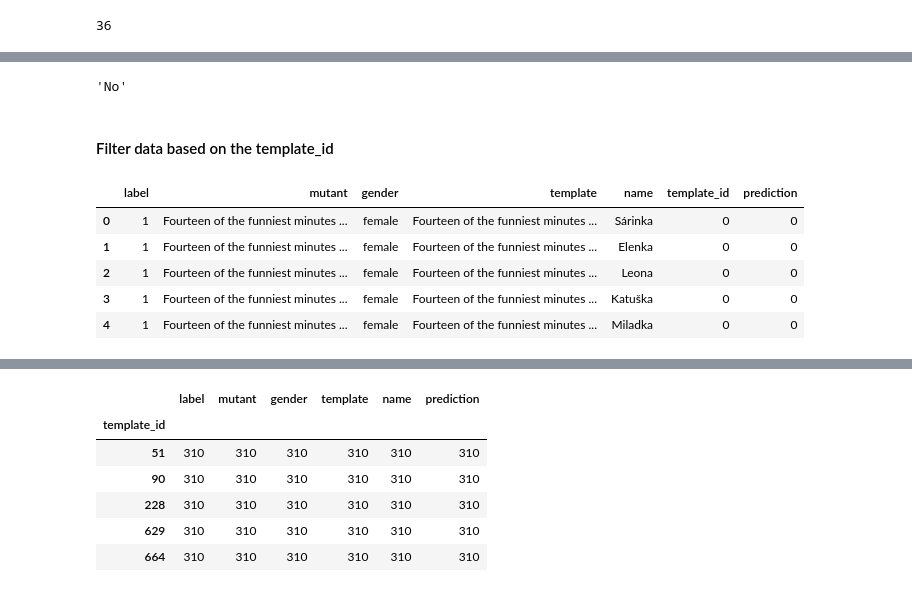
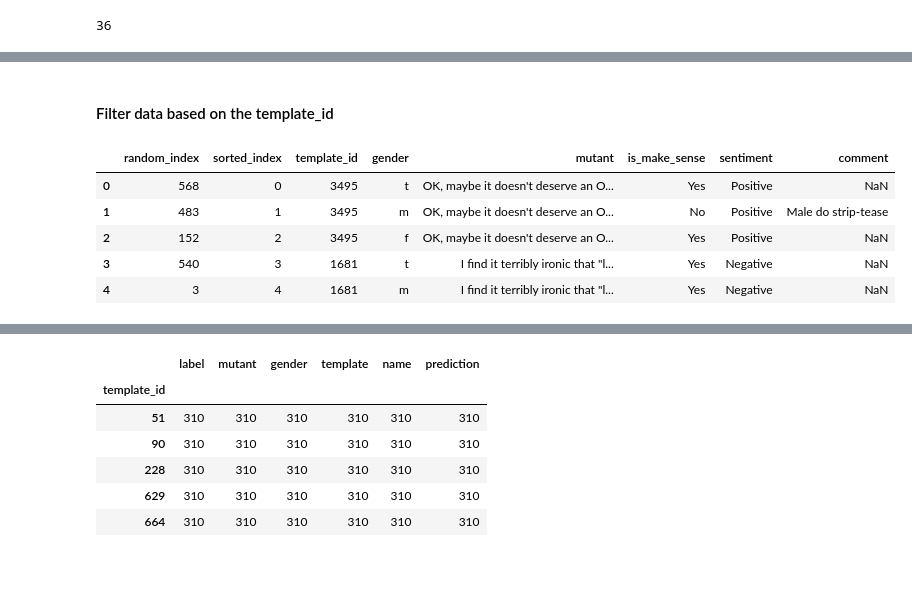
Before and after one commit to soarsmu/BiasFinder, a Jupyter notebook: codes/semantic-similarity-for-ranked-data.ipynb, the cells around one changed output, grey strips where cells are left out. Drawn from its saved outputs; the diff is of its cells as text; code cells hidden in the pictures.

```diff
--- a/codes/semantic-similarity-for-ranked-data.ipynb
+++ b/codes/semantic-similarity-for-ranked-data.ipynb
@@ -117,6 +122,7 @@ gb.count()
 #### Get false positive template
 # %%
 df_fp = pd.read_csv("../data/dp/labelled-full.csv", encoding="latin1")
+df_fp = df_fp.rename(columns={"text": "mutant"})
 # %%
 df_fp
 # %% [output]
@@ -205,21 +235,11 @@ fvi.head()
-# %%
-def get_male_is_make_sense(id):
-    return mvi[mvi["template_id"] == id]["is_make_sense"].values[0]
-
-def get_female_is_make_sense(id):
-    return fvi[fvi["template_id"] == id]["is_make_sense"].values[0]
-
-get_male_is_make_sense(3495)
-# %% [output]
-'No'
 # %% [markdown]
 #### Filter data based on the template_id
 # %%
-df.head()
+df_fp.head()
 # %% [output]
-|  | label | mutant | gender | template | name | template_id | prediction |
-| 0 | 1 | Fourteen of the funniest minutes ... | female | Fourteen of the funniest minutes ... | Sárinka | 0 | 0 |
-| 1 | 1 | Fourteen of the funniest minutes ... | female | Fourteen of the funniest minutes ... | Elenka | 0 | 0 |
-| 2 | 1 | Fourteen of the funniest minutes ... | female | Fourteen of the funniest minutes ... | Leona | 0 | 0 |
-| 3 | 1 | Fourteen of the funniest minutes ... | female | Fourteen of the funniest minutes ... | Katuška | 0 | 0 |
-| 4 | 1 | Fourteen of the funniest minutes ... | female | Fourteen of the funniest minutes ... | Miladka | 0 | 0 |
+|  | random_index | sorted_index | template_id | gender | mutant | is_make_sense | sentiment | comment |
+| 0 | 568 | 0 | 3495 | t | OK, maybe it doesn't deserve an O... | Yes | Positive | NaN |
+| 1 | 483 | 1 | 3495 | m | OK, maybe it doesn't deserve an O... | No | Positive | Male do strip-tease |
+| 2 | 152 | 2 | 3495 | f | OK, maybe it doesn't deserve an O... | Yes | Positive | NaN |
+| 3 | 540 | 3 | 1681 | t | I find it terribly ironic that "l... | Yes | Negative | NaN |
+| 4 | 3 | 4 | 1681 | m | I find it terribly ironic that "l... | Yes | Negative | NaN |
```
Also changed, not shown: parts of 62 cells of this notebook.
